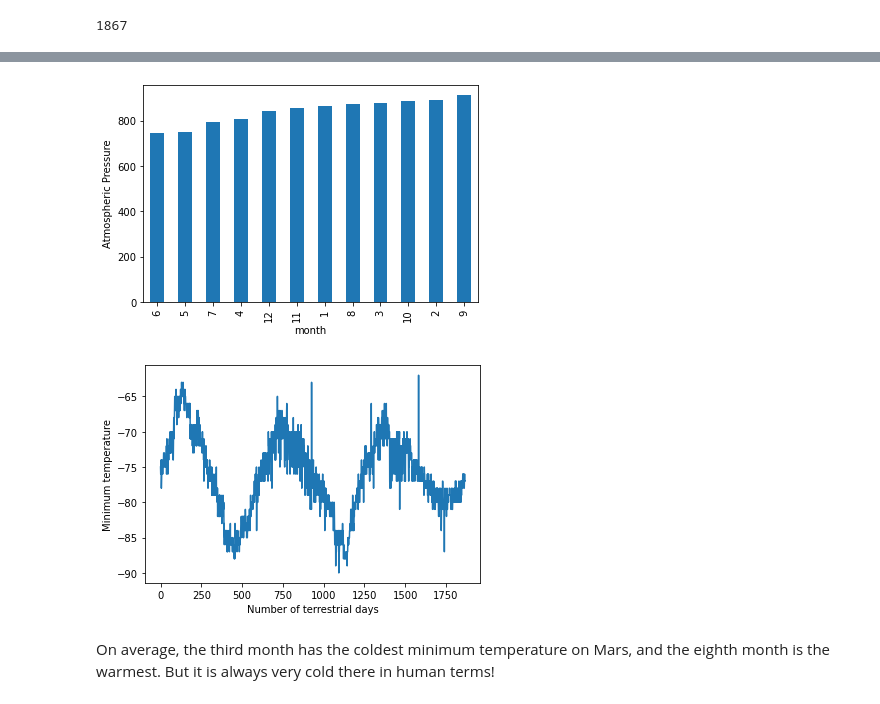
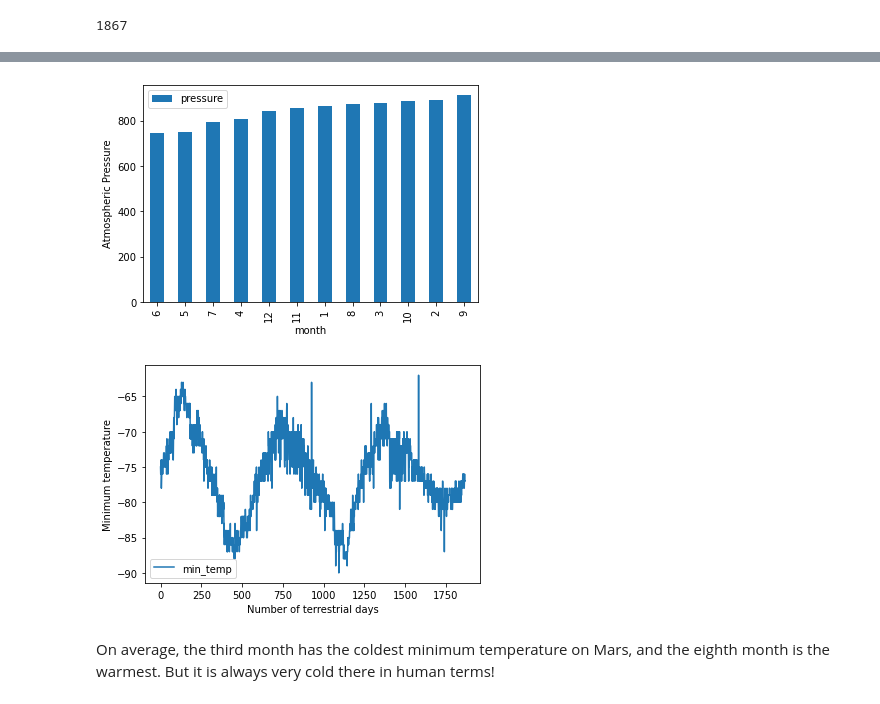
Before and after one commit to benbowlingGT/Mars_news, a Jupyter notebook: Starter_Code/part_2_mars_weather.ipynb, the cells around one changed output, grey strips where cells are left out. Drawn from its saved outputs; the diff is of its cells as text; code cells hidden in the pictures.

```diff
--- a/Starter_Code/part_2_mars_weather.ipynb
+++ b/Starter_Code/part_2_mars_weather.ipynb
@@ -148,2 +211,9 @@ dtype: object
+# %%
+#made data type adjustment from object to datetime64ns
+df['terrestrial_date'] = df['terrestrial_date'].astype('datetime64[ns]')
+# %%
+#made data type adjustment from object to xyz
+# df({'id', 'terrestrial_date','sol','ls','month','min_temp','pressure'}).dtypes
+new_df = df.astype({'sol':'int','ls':'int','month':'int','min_temp':'float','pressure':'float'})
 # %%
 # Confirm type changes were successful by examining data types again
@@ -190,5 +265,10 @@ Analyze your dataset by using Pandas functions to answer the following questions
 Name: month, dtype: int64
 # %%
 # 2. How many Martian days' worth of data are there?
+#used day index for days
+num_martian_days = len(new_df["terrestrial_date"].unique())
+
+new_df['day_index']=list(range(0,num_martian_days))
+num_martian_days
 # %% [output]
 1867
@@ -234,3 +446,7 @@ month
 11    857.014493
 12    842.156627
 Name: pressure, dtype: float64
+# %%
+#created data frame from previous variable to use for bar graph
+avg_pressure = new_df.groupby("month")[['pressure']].mean
+avg_pressure()
@@ -237,11 +486,17 @@ Name: pressure, dtype: float64
 # %%
 # Plot the average pressure by month
+avg_pressure().sort_values(by=['pressure'],ascending=True).plot(kind = 'bar',title = '');
+plt.ylabel("Atmospheric Pressure")
+plt.xlabel("month");
 # %% [output]
-[figure, old version]
+[figure, new version]
 # %%
 # 5. How many terrestrial (earth) days are there in a Martian year?
+martian_days.sort_values(by=['day_index'],ascending=True).plot(kind = 'line',title = '');
+plt.ylabel("Minimum temperature")
+plt.xlabel("Number of terrestrial days");
 # %% [output]
-[figure, old version]
+[figure, new version]
 # %% [markdown]
 On average, the third month has the coldest minimum temperature on Mars, and the eighth month is the warmest. But it is always very cold there in human terms!
 # %% [markdown]
```
Also changed, not shown: parts of 34 cells of this notebook.
